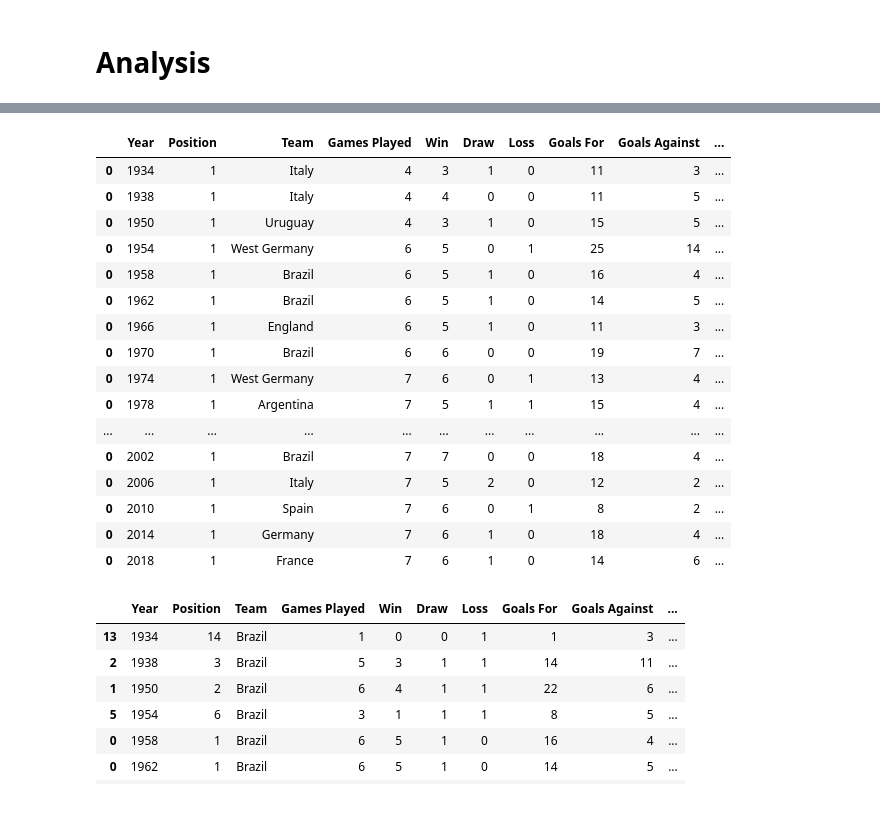
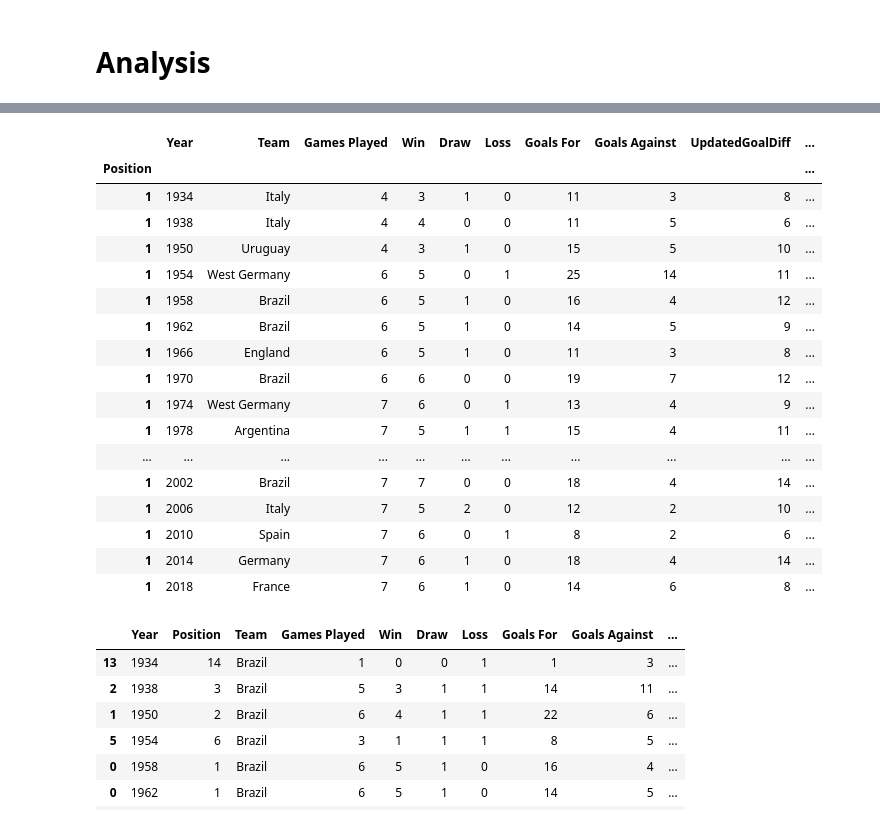
Before and after one commit to sward0311/DataAnalysis-UCD, a Jupyter notebook: Data Project.ipynb, the cells around one changed output, grey strips where cells are left out. Cells and saved outputs as stored; diff of their text form; code cells hidden in the pictures.

```diff
--- a/Data Project.ipynb
+++ b/Data Project.ipynb
@@ -224,0 +186,4 @@ print(Master)
+# %%
+## set index to be the Position column
+
+Master.set_index('Position')
@@ -257,25 +284,27 @@ memory usage: 41.6+ KB
 # %%
 ##show me  winners for each tournament i.e. those teams where position = 1st
 
-Master.loc[Master['Position'] == 1]
+WcWinner = Master.loc[Master['Position'] == 1]
+WcWinner.set_index('Position')
 # %% [output]
-|  | Year | Position | Team | Games Played | Win | Draw | Loss | Goals For | Goals Against | ... |
-| 0 | 1934 | 1 | Italy | 4 | 3 | 1 | 0 | 11 | 3 | ... |
-| 0 | 1938 | 1 | Italy | 4 | 4 | 0 | 0 | 11 | 5 | ... |
-| 0 | 1950 | 1 | Uruguay | 4 | 3 | 1 | 0 | 15 | 5 | ... |
-| 0 | 1954 | 1 | West Germany | 6 | 5 | 0 | 1 | 25 | 14 | ... |
-| 0 | 1958 | 1 | Brazil | 6 | 5 | 1 | 0 | 16 | 4 | ... |
-| 0 | 1962 | 1 | Brazil | 6 | 5 | 1 | 0 | 14 | 5 | ... |
-| 0 | 1966 | 1 | England | 6 | 5 | 1 | 0 | 11 | 3 | ... |
-| 0 | 1970 | 1 | Brazil | 6 | 6 | 0 | 0 | 19 | 7 | ... |
-| 0 | 1974 | 1 | West Germany | 7 | 6 | 0 | 1 | 13 | 4 | ... |
-| 0 | 1978 | 1 | Argentina | 7 | 5 | 1 | 1 | 15 | 4 | ... |
+|  | Year | Team | Games Played | Win | Draw | Loss | Goals For | Goals Against | UpdatedGoalDiff | ... |
+| Position |  |  |  |  |  |  |  |  |  | ... |
+| 1 | 1934 | Italy | 4 | 3 | 1 | 0 | 11 | 3 | 8 | ... |
+| 1 | 1938 | Italy | 4 | 4 | 0 | 0 | 11 | 5 | 6 | ... |
+| 1 | 1950 | Uruguay | 4 | 3 | 1 | 0 | 15 | 5 | 10 | ... |
+| 1 | 1954 | West Germany | 6 | 5 | 0 | 1 | 25 | 14 | 11 | ... |
+| 1 | 1958 | Brazil | 6 | 5 | 1 | 0 | 16 | 4 | 12 | ... |
+| 1 | 1962 | Brazil | 6 | 5 | 1 | 0 | 14 | 5 | 9 | ... |
+| 1 | 1966 | England | 6 | 5 | 1 | 0 | 11 | 3 | 8 | ... |
+| 1 | 1970 | Brazil | 6 | 6 | 0 | 0 | 19 | 7 | 12 | ... |
+| 1 | 1974 | West Germany | 7 | 6 | 0 | 1 | 13 | 4 | 9 | ... |
+| 1 | 1978 | Argentina | 7 | 5 | 1 | 1 | 15 | 4 | 11 | ... |
 | ... | ... | ... | ... | ... | ... | ... | ... | ... | ... | ... |
-| 0 | 2002 | 1 | Brazil | 7 | 7 | 0 | 0 | 18 | 4 | ... |
-| 0 | 2006 | 1 | Italy | 7 | 5 | 2 | 0 | 12 | 2 | ... |
-| 0 | 2010 | 1 | Spain | 7 | 6 | 0 | 1 | 8 | 2 | ... |
-| 0 | 2014 | 1 | Germany | 7 | 6 | 1 | 0 | 18 | 4 | ... |
-| 0 | 2018 | 1 | France | 7 | 6 | 1 | 0 | 14 | 6 | ... |
+| 1 | 2002 | Brazil | 7 | 7 | 0 | 0 | 18 | 4 | 14 | ... |
+| 1 | 2006 | Italy | 7 | 5 | 2 | 0 | 12 | 2 | 10 | ... |
+| 1 | 2010 | Spain | 7 | 6 | 0 | 1 | 8 | 2 | 6 | ... |
+| 1 | 2014 | Germany | 7 | 6 | 1 | 0 | 18 | 4 | 14 | ... |
+| 1 | 2018 | France | 7 | 6 | 1 | 0 | 14 | 6 | 8 | ... |
 # %%
 ##show me data for Brazil at each tournament
 
```
Also changed, not shown: parts of 26 cells of this notebook.
